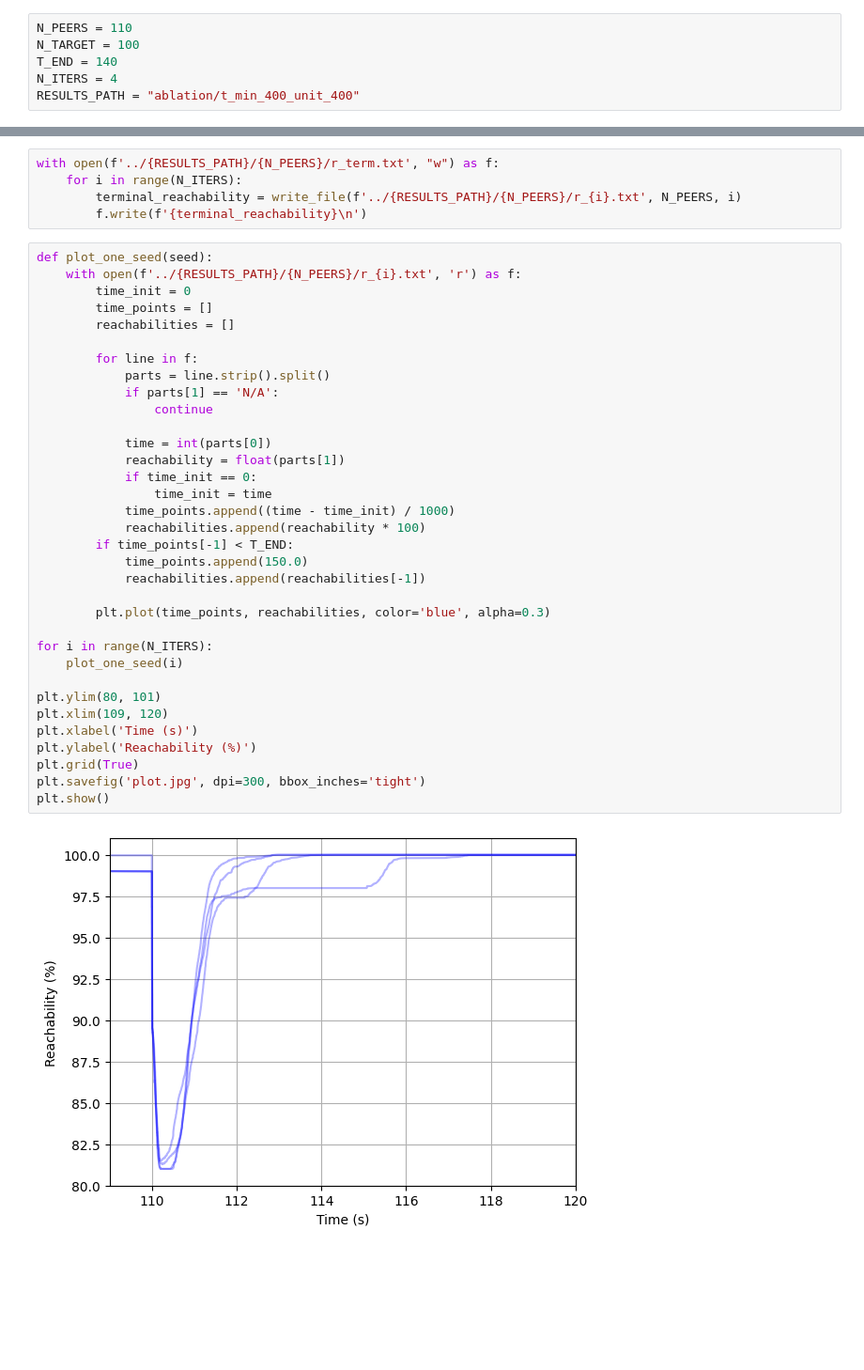
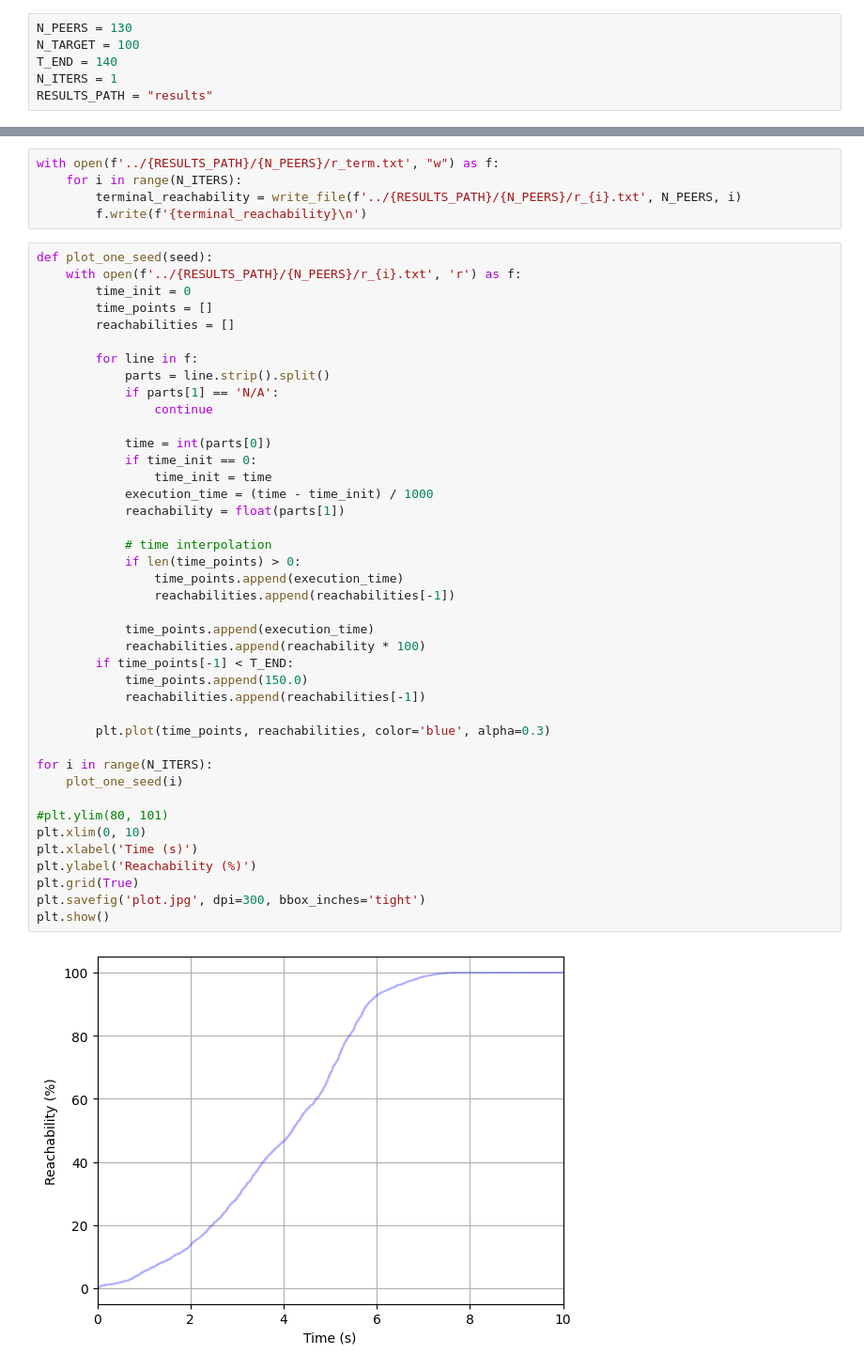
Before and after one commit to kadmila/RIPE-to-mininet2-global-WAN-simulation, a Jupyter notebook: mininet-control/plotter/reachability.ipynb, the cells around one changed output, grey strips where cells are left out. Shown at 94% size. Cells and saved outputs as stored; diff of their text form; blank space fills up the shorter version.

Commit message:
final setup for abyss peer discovery

```diff
--- a/mininet-control/plotter/reachability.ipynb
+++ b/mininet-control/plotter/reachability.ipynb
@@ -3,11 +3,11 @@ import heapq
 from tqdm.notebook import tqdm
 import matplotlib.pyplot as plt
 # %%
-N_PEERS = 110
+N_PEERS = 130
 N_TARGET = 100
 T_END = 140
-N_ITERS = 4
-RESULTS_PATH = "ablation/t_min_400_unit_400"
+N_ITERS = 1
+RESULTS_PATH = "results"
 # %%
 def parse_file(filepath):
     """Parse a file into a list of (int, str, str) tuples."""
@@ -115,35 +115,42 @@ with open(f'../{RESULTS_PATH}/{N_PEERS}/r_term.txt', "w") as f:
 def plot_one_seed(seed):
     with open(f'../{RESULTS_PATH}/{N_PEERS}/r_{i}.txt', 'r') as f:
         time_init = 0
         time_points = []
         reachabilities = []
 
         for line in f:
             parts = line.strip().split()
             if parts[1] == 'N/A':
                 continue
 
             time = int(parts[0])
-            reachability = float(parts[1])
             if time_init == 0:
                 time_init = time
-            time_points.append((time - time_init) / 1000)
+            execution_time = (time - time_init) / 1000
+            reachability = float(parts[1])
+
+            # time interpolation
+            if len(time_points) > 0:
+                time_points.append(execution_time)
+                reachabilities.append(reachabilities[-1])
+
+            time_points.append(execution_time)
             reachabilities.append(reachability * 100)
         if time_points[-1] < T_END:
             time_points.append(150.0)
             reachabilities.append(reachabilities[-1])
 
         plt.plot(time_points, reachabilities, color='blue', alpha=0.3)
 
 for i in range(N_ITERS):
     plot_one_seed(i)
 
-plt.ylim(80, 101)
-plt.xlim(109, 120)
+#plt.ylim(80, 101)
+plt.xlim(0, 10)
 plt.xlabel('Time (s)')
 plt.ylabel('Reachability (%)')
 plt.grid(True)
 plt.savefig('plot.jpg', dpi=300, bbox_inches='tight')
 plt.show()
 # %% [output]
-[figure, old version]
+[figure, new version]
```
Also changed, not shown: 5 other files.
